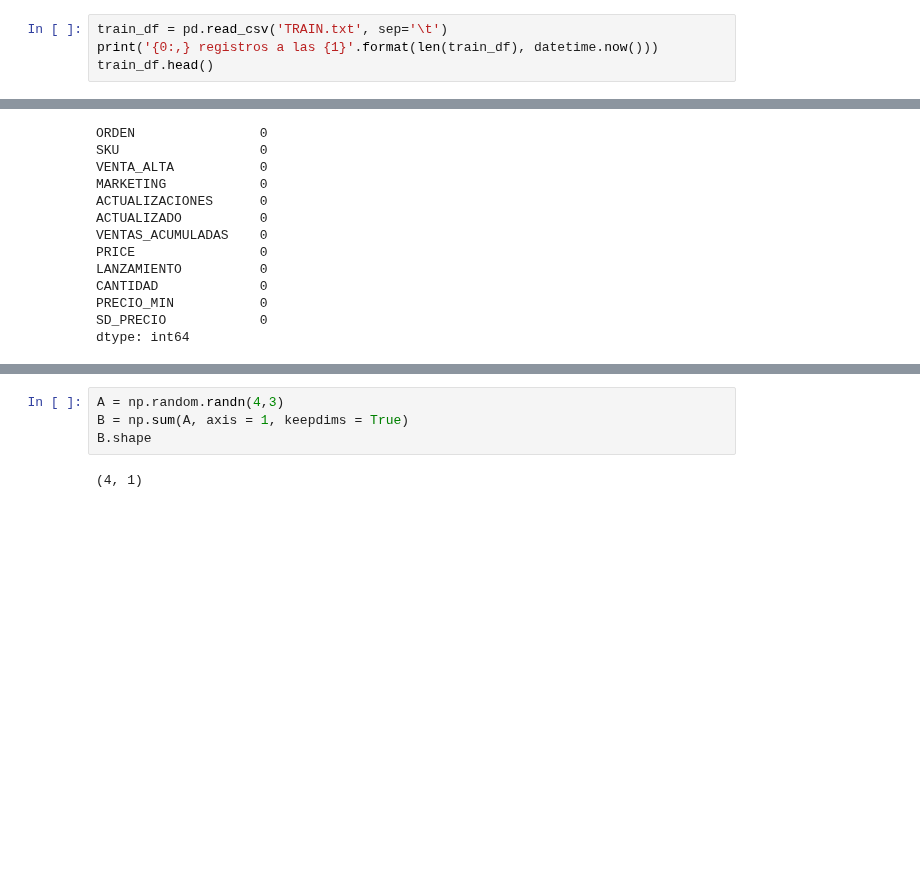
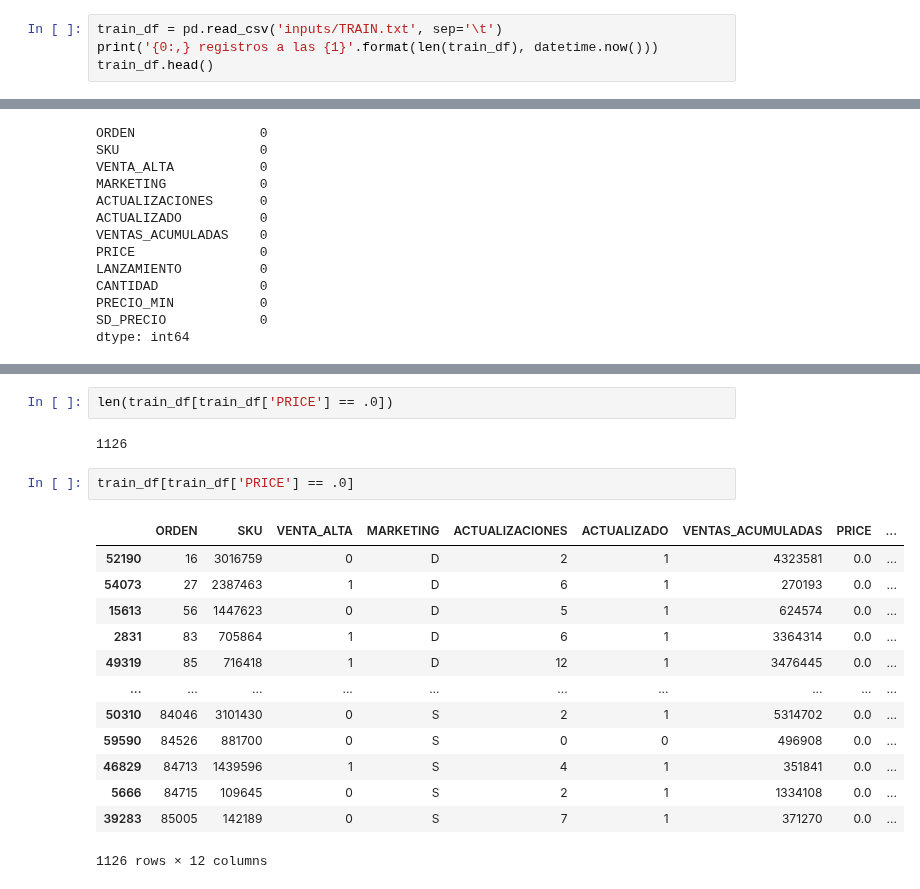
Before and after one commit to jonmunm/nbs, a Jupyter notebook: Otros/Tarea Profe Nico/EDA.ipynb, the cells around one changed output, grey strips where cells are left out. Saved outputs shown, nothing was run; the diff lists cells and outputs as text; blank space fills up the shorter version.

```diff
--- a/Otros/Tarea Profe Nico/EDA.ipynb
+++ b/Otros/Tarea Profe Nico/EDA.ipynb
@@ -12,7 +12,7 @@ import torch
 # %% [markdown]
 ## Train Data
 # %%
-train_df = pd.read_csv('TRAIN.txt', sep='\t')
+train_df = pd.read_csv('inputs/TRAIN.txt', sep='\t')
 print('{0:,} registros a las {1}'.format(len(train_df), datetime.now()))
 train_df.head()
 # %% [output]
@@ -87,9 +107,23 @@ train_df.describe()
 | 50% | 41498.000000 | 5.409390e+05 | 0.000000 | 3.000000 | 1.000000 | 7.117010e+05 | 78.950000 | 2007.000000 | ... |
 | 75% | 63563.000000 | 7.589470e+05 | 0.000000 | 6.000000 | 1.000000 | 1.550652e+06 | 127.950000 | 2010.000000 | ... |
 | max | 85105.000000 | 3.959831e+06 | 1.000000 | 99.000000 | 1.000000 | 1.666966e+07 | 3986.310000 | 2017.000000 | ... |
-# %%
-A = np.random.randn(4,3)
-B = np.sum(A, axis = 1, keepdims = True)
-B.shape
-# %% [output]
-(4, 1)
+# %%
+len(train_df[train_df['PRICE'] == .0])
+# %% [output]
+1126
+# %%
+train_df[train_df['PRICE'] == .0]
+# %% [output]
+|  | ORDEN | SKU | VENTA_ALTA | MARKETING | ACTUALIZACIONES | ACTUALIZADO | VENTAS_ACUMULADAS | PRICE | ... |
+| 52190 | 16 | 3016759 | 0 | D | 2 | 1 | 4323581 | 0.0 | ... |
+| 54073 | 27 | 2387463 | 1 | D | 6 | 1 | 270193 | 0.0 | ... |
+| 15613 | 56 | 1447623 | 0 | D | 5 | 1 | 624574 | 0.0 | ... |
+| 2831 | 83 | 705864 | 1 | D | 6 | 1 | 3364314 | 0.0 | ... |
+| 49319 | 85 | 716418 | 1 | D | 12 | 1 | 3476445 | 0.0 | ... |
+| ... | ... | ... | ... | ... | ... | ... | ... | ... | ... |
+| 50310 | 84046 | 3101430 | 0 | S | 2 | 1 | 5314702 | 0.0 | ... |
+| 59590 | 84526 | 881700 | 0 | S | 0 | 0 | 496908 | 0.0 | ... |
+| 46829 | 84713 | 1439596 | 1 | S | 4 | 1 | 351841 | 0.0 | ... |
+| 5666 | 84715 | 109645 | 0 | S | 2 | 1 | 1334108 | 0.0 | ... |
+| 39283 | 85005 | 142189 | 0 | S | 7 | 1 | 371270 | 0.0 | ... |
+1126 rows × 12 columns
```
Also changed, not shown: parts of 15 cells of this notebook, 12 other files.
